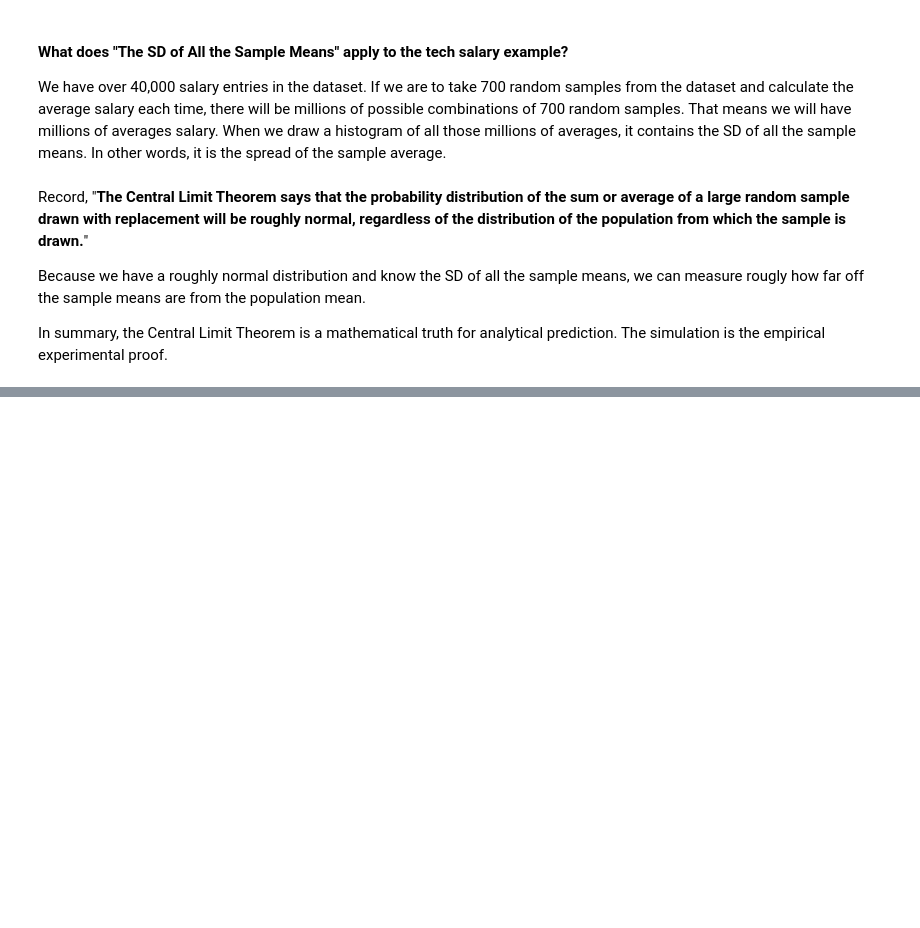
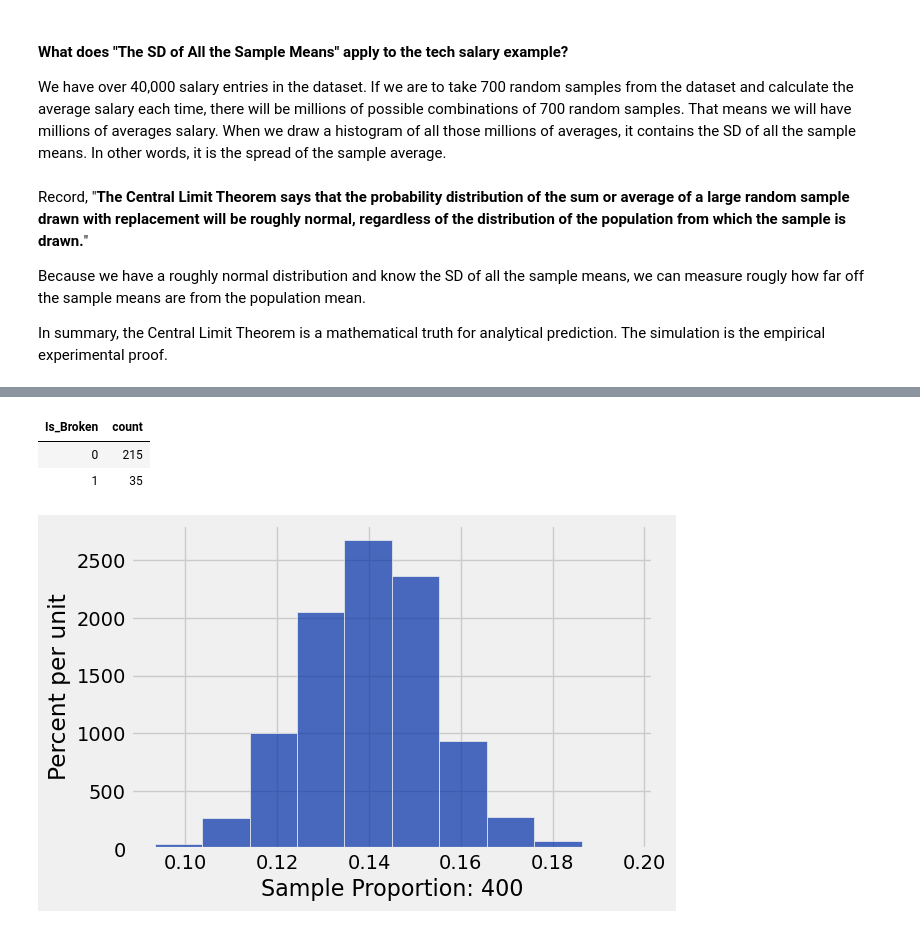
Before and after one commit to SRJC-Data-Science/materials-sp22, a Jupyter notebook: SRJC/lecture_note/lecture_25_26_27/mean_stdev_normal_distribution-pw.ipynb, the cells around one changed output, grey strips where cells are left out. Drawn from its saved outputs; the diff is of its cells as text; code cells hidden in the pictures; blank space fills up the shorter version.

```diff
--- a/SRJC/lecture_note/lecture_25_26_27/mean_stdev_normal_distribution-pw.ipynb
+++ b/SRJC/lecture_note/lecture_25_26_27/mean_stdev_normal_distribution-pw.ipynb
@@ -487,8 +497,3 @@ The sample proportions can be seen as the mean of a binary variable, where $X=1$
-# %%
-p = 0.26
-model = make_array(p, 1-p)
-n = 100
-results = make_array()
-for i in np.arange(10000):
-    prop = sample_proportions(n, model).item(0)
-    results = np.append(results, prop)
+# %%
+ev_audit = Table.read_table('ev_charging_audit.csv')
+ev_audit.show(3)
@@ -494,0 +506,22 @@ for i in np.arange(10000):
+# %%
+ev_audit.group('Is_Broken')
+# %% [output]
+| Is_Broken | count |
+| 0 | 215 |
+| 1 | 35 |
+# %%
+proportions_1 = make_array()
+
+num_ev_stations = 600
+repeats = 10000
+
+for i in np.arange(repeats):
+    sample = ev_audit.sample(num_ev_stations)
+    new_proportion = np.count_nonzero(sample.column('Is_Broken') == 1) / num_ev_stations
+    proportions_1 = np.append(proportions_1, new_proportion)
+
+results = Table().with_column('Sample Proportion: 400', proportions_1)
+# %%
+results.hist()
+# %% [output]
+[figure, added]
```
Also changed, not shown: parts of 6 cells of this notebook, 1 other file.
